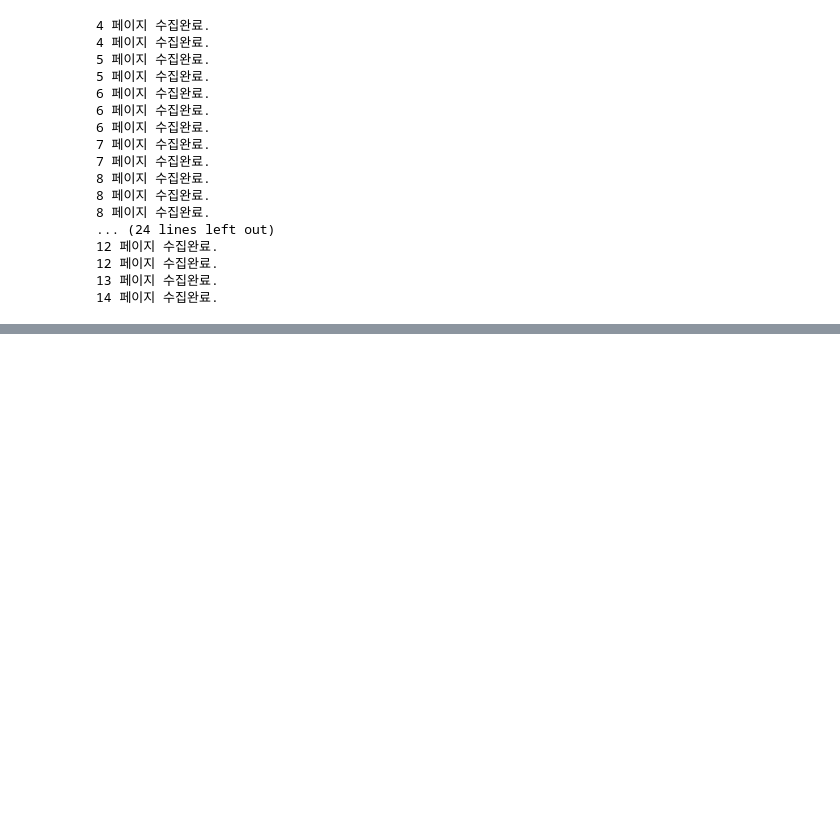
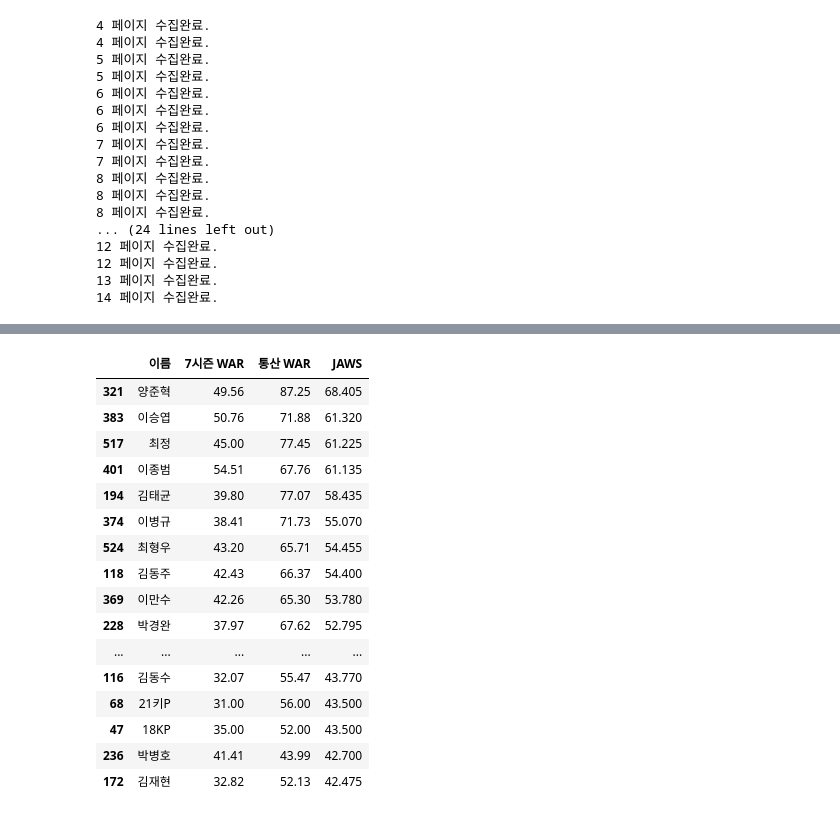
Before and after one commit to JeongMinHyeok/Baseball_simulator, a Jupyter notebook: Statiz_crawler.ipynb, the cells around one changed output, grey strips where cells are left out. Drawn from its saved outputs; the diff is of its cells as text; code cells hidden in the pictures; blank space fills up the shorter version.

Commit message:
baseball_column2

```diff
--- a/Statiz_crawler.ipynb
+++ b/Statiz_crawler.ipynb
@@ -558,0 +527,25 @@ pitch_df[pitch_df['이름'] == '가내영'].sort_values(by='정렬', ascending=F
+# %%
+pitch_over10y_list = list(pitch_over10y_player.index)
+bat_over10y_list = list(bat_over10y_player.index)
+# %%
+record_col = ['이름' , '7시즌 WAR', '통산 WAR', 'JAWS']
+pitch_jaws_df = pd.DataFrame(columns=record_col)
+bat_jaws_df = pd.DataFrame(columns=record_col)
+# %%
+for p in pitch_over10y_list:
+    war_7y = pitch_df[pitch_df['이름'] == p].sort_values(by='정렬', ascending=False)['정렬'][:7].sum()
+    war_all = pitch_df[pitch_df['이름'] == p].sort_values(by='정렬', ascending=False)['정렬'].sum()
+    data = {'이름' : p,
+            '7시즌 WAR' : war_7y,
+            '통산 WAR' : war_all,
+            'JAWS' : (war_all + war_7y) / 2}
+    pitch_jaws_df = pitch_jaws_df.append(data, ignore_index=True)
+# %%
+for b in bat_over10y_list:
+    war_7y = bat_df[bat_df['이름'] == b].sort_values(by='정렬', ascending=False)['정렬'][:7].sum()
+    war_all = bat_df[bat_df['이름'] == b].sort_values(by='정렬', ascending=False)['정렬'].sum()
+    data = {'이름' : b,
+            '7시즌 WAR' : war_7y,
+            '통산 WAR' : war_all,
+            'JAWS' : (war_all + war_7y) / 2}
+    bat_jaws_df = bat_jaws_df.append(data, ignore_index=True)
@@ -558,0 +571,20 @@ pitch_df[pitch_df['이름'] == '가내영'].sort_values(by='정렬', ascending=F
+# %%
+bat_jaws_df.sort_values(by='JAWS', ascending=False).head(30)
+# %% [output]
+|  | 이름 | 7시즌 WAR | 통산 WAR | JAWS |
+| 321 | 양준혁 | 49.56 | 87.25 | 68.405 |
+| 383 | 이승엽 | 50.76 | 71.88 | 61.320 |
+| 517 | 최정 | 45.00 | 77.45 | 61.225 |
+| 401 | 이종범 | 54.51 | 67.76 | 61.135 |
+| 194 | 김태균 | 39.80 | 77.07 | 58.435 |
+| 374 | 이병규 | 38.41 | 71.73 | 55.070 |
+| 524 | 최형우 | 43.20 | 65.71 | 54.455 |
+| 118 | 김동주 | 42.43 | 66.37 | 54.400 |
+| 369 | 이만수 | 42.26 | 65.30 | 53.780 |
+| 228 | 박경완 | 37.97 | 67.62 | 52.795 |
+| ... | ... | ... | ... | ... |
+| 116 | 김동수 | 32.07 | 55.47 | 43.770 |
+| 68 | 21키P | 31.00 | 56.00 | 43.500 |
+| 47 | 18KP | 35.00 | 52.00 | 43.500 |
+| 236 | 박병호 | 41.41 | 43.99 | 42.700 |
+| 172 | 김재현 | 32.82 | 52.13 | 42.475 |
```
Also changed, not shown: parts of 8 cells of this notebook.
